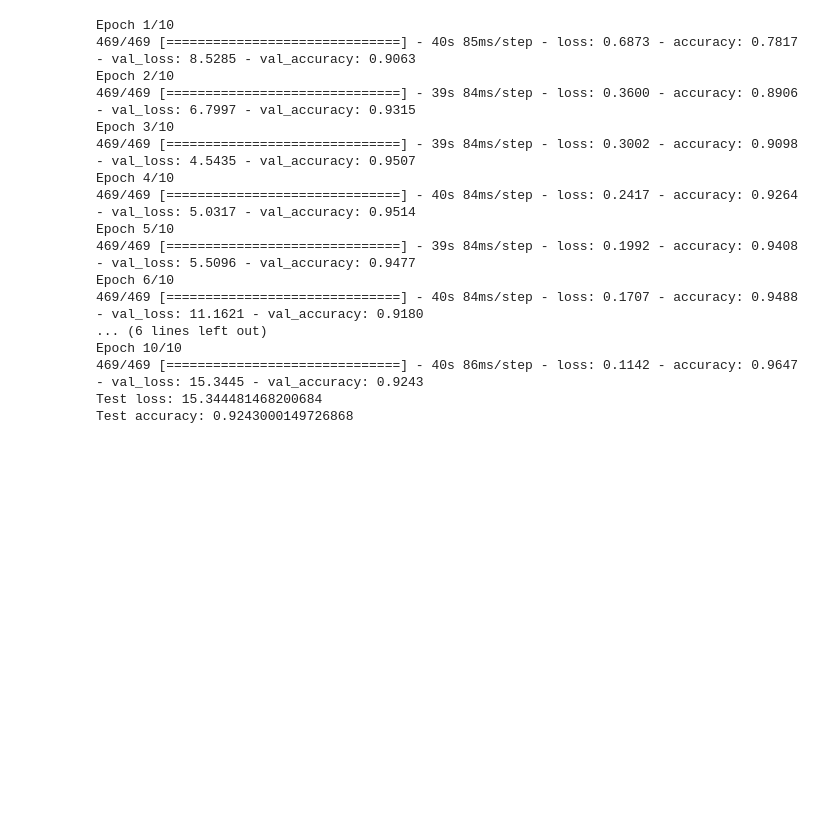
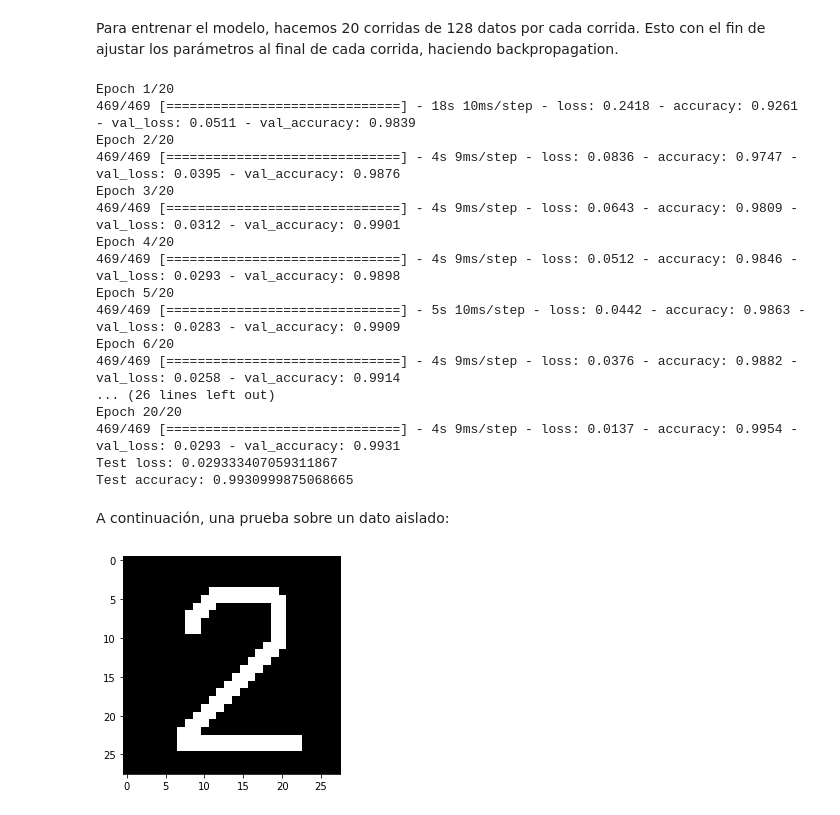
Before and after one commit to Odob13/digit-recognition, a Jupyter notebook: docs/digit_recognition.ipynb, the cells around one changed output. Saved outputs shown, nothing was run; the diff lists cells and outputs as text; code cells hidden in the pictures; blank space fills up the shorter version.

```diff
--- a/docs/digit_recognition.ipynb
+++ b/docs/digit_recognition.ipynb
@@ -81,8 +115,10 @@ model.compile(loss=keras.losses.categorical_crossentropy,
+# %% [markdown]
+Para entrenar el modelo, hacemos 20 corridas de 128 datos por cada corrida. Esto con el fin de ajustar los parámetros al final de cada corrida, haciendo backpropagation.
 # %%
 batch_size = 128
-epochs = 10
+epochs = 20
 
-model.fit(x_train, y_train,
+og_model_hist = model.fit(x_train, y_train,
           batch_size=batch_size,
           epochs=epochs,
           verbose=1,
@@ -91,23 +127,23 @@ score = model.evaluate(x_test, y_test, verbose=0)
 print('Test loss:', score[0])
 print('Test accuracy:', score[1])
 
-model.save("src/test_model.h5")
+model.save("src/models/og_model.h5")
 # %% [output]
-Epoch 1/10
-469/469 [==============================] - 40s 85ms/step - loss: 0.6873 - accuracy: 0.7817 - val_loss: 8.5285 - val_accuracy: 0.9063
-Epoch 2/10
-469/469 [==============================] - 39s 84ms/step - loss: 0.3600 - accuracy: 0.8906 - val_loss: 6.7997 - val_accuracy: 0.9315
-Epoch 3/10
-469/469 [==============================] - 39s 84ms/step - loss: 0.3002 - accuracy: 0.9098 - val_loss: 4.5435 - val_accuracy: 0.9507
-Epoch 4/10
-469/469 [==============================] - 40s 84ms/step - loss: 0.2417 - accuracy: 0.9264 - val_loss: 5.0317 - val_accuracy: 0.9514
-Epoch 5/10
-469/469 [==============================] - 39s 84ms/step - loss: 0.1992 - accuracy: 0.9408 - val_loss: 5.5096 - val_accuracy: 0.9477
-Epoch 6/10
-469/469 [==============================] - 40s 84ms/step - loss: 0.1707 - accuracy: 0.9488 - val_loss: 11.1621 - val_accuracy: 0.9180
-... (6 lines left out)
-Epoch 10/10
-469/469 [==============================] - 40s 86ms/step - loss: 0.1142 - accuracy: 0.9647 - val_loss: 15.3445 - val_accuracy: 0.9243
-Test loss: 15.344481468200684
-Test accuracy: 0.9243000149726868
+Epoch 1/20
+469/469 [==============================] - 18s 10ms/step - loss: 0.2418 - accuracy: 0.9261 - val_loss: 0.0511 - val_accuracy: 0.9839
+Epoch 2/20
+469/469 [==============================] - 4s 9ms/step - loss: 0.0836 - accuracy: 0.9747 - val_loss: 0.0395 - val_accuracy: 0.9876
+Epoch 3/20
+469/469 [==============================] - 4s 9ms/step - loss: 0.0643 - accuracy: 0.9809 - val_loss: 0.0312 - val_accuracy: 0.9901
+Epoch 4/20
+469/469 [==============================] - 4s 9ms/step - loss: 0.0512 - accuracy: 0.9846 - val_loss: 0.0293 - val_accuracy: 0.9898
+Epoch 5/20
+469/469 [==============================] - 5s 10ms/step - loss: 0.0442 - accuracy: 0.9863 - val_loss: 0.0283 - val_accuracy: 0.9909
+Epoch 6/20
+469/469 [==============================] - 4s 9ms/step - loss: 0.0376 - accuracy: 0.9882 - val_loss: 0.0258 - val_accuracy: 0.9914
+... (26 lines left out)
+Epoch 20/20
+469/469 [==============================] - 4s 9ms/step - loss: 0.0137 - accuracy: 0.9954 - val_loss: 0.0293 - val_accuracy: 0.9931
+Test loss: 0.029333407059311867
+Test accuracy: 0.9930999875068665
 # %%
@@ -117,6 +151,15 @@ import imageio
+# %% [markdown]
+A continuación, una prueba sobre un dato aislado:
 # %%
+import imageio
+
+# Import and process the image
 im = imageio.imread("img/2.png")
+plt.imshow(im, cmap = plt.get_cmap('gray'))
+plt.show()
 gray = np.dot(im[...,:3], [0.299, 0.587, 0.114])
 gray = gray.reshape(1, 28, 28, 1)
 gray /= 255
+# %% [output]
+[figure, added]
 # %%
```
Also changed, not shown: parts of 43 cells of this notebook, 3 other files.
